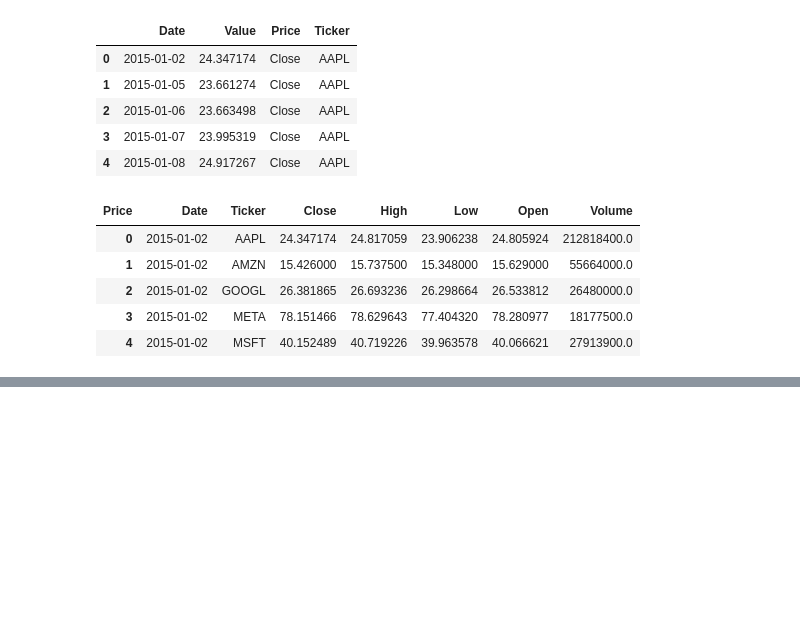
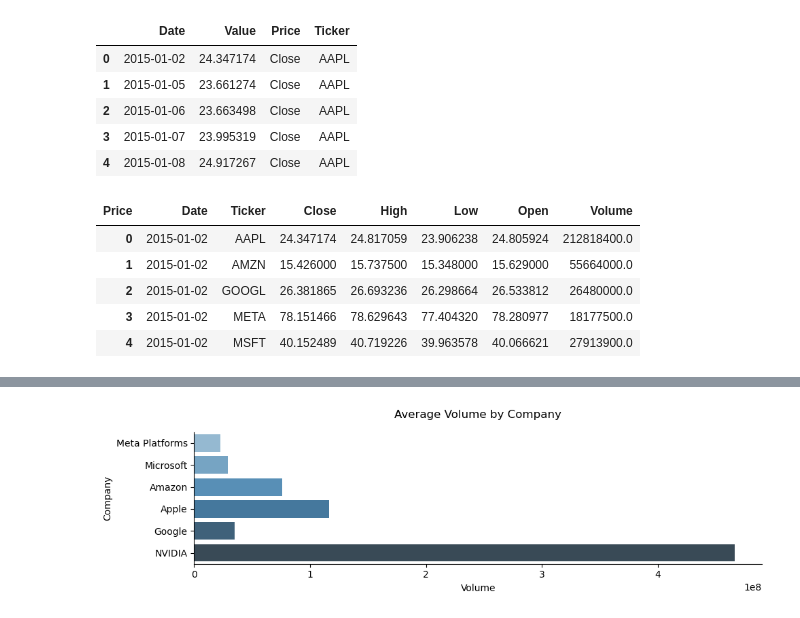
Before and after one commit to modyreturn/Stock-Market-Analysis, a Jupyter notebook: Stock_Analysis.ipynb, the cells around one changed output, grey strips where cells are left out. Saved outputs shown, nothing was run; the diff lists cells and outputs as text; code cells hidden in the pictures; blank space fills up the shorter version.

```diff
--- a/Stock_Analysis.ipynb
+++ b/Stock_Analysis.ipynb
@@ -168,0 +164,15 @@ sns.barplot(data=top_5, x='Date', y='Close', hue='Ticker')
+# %%
+plt.figure(figsize=(10, 3))
+sns.barplot(data=ticker_prices,
+            x='Volume',
+            y='Company',
+            palette='Blues_d',
+            )
+plt.title('Average Volume by Company', pad=15)
+
+
+sns.despine()
+plt.tight_layout()
+plt.show()
+# %% [output]
+[figure, added]
```
Also changed, not shown: parts of 13 cells of this notebook, 1 other file.
